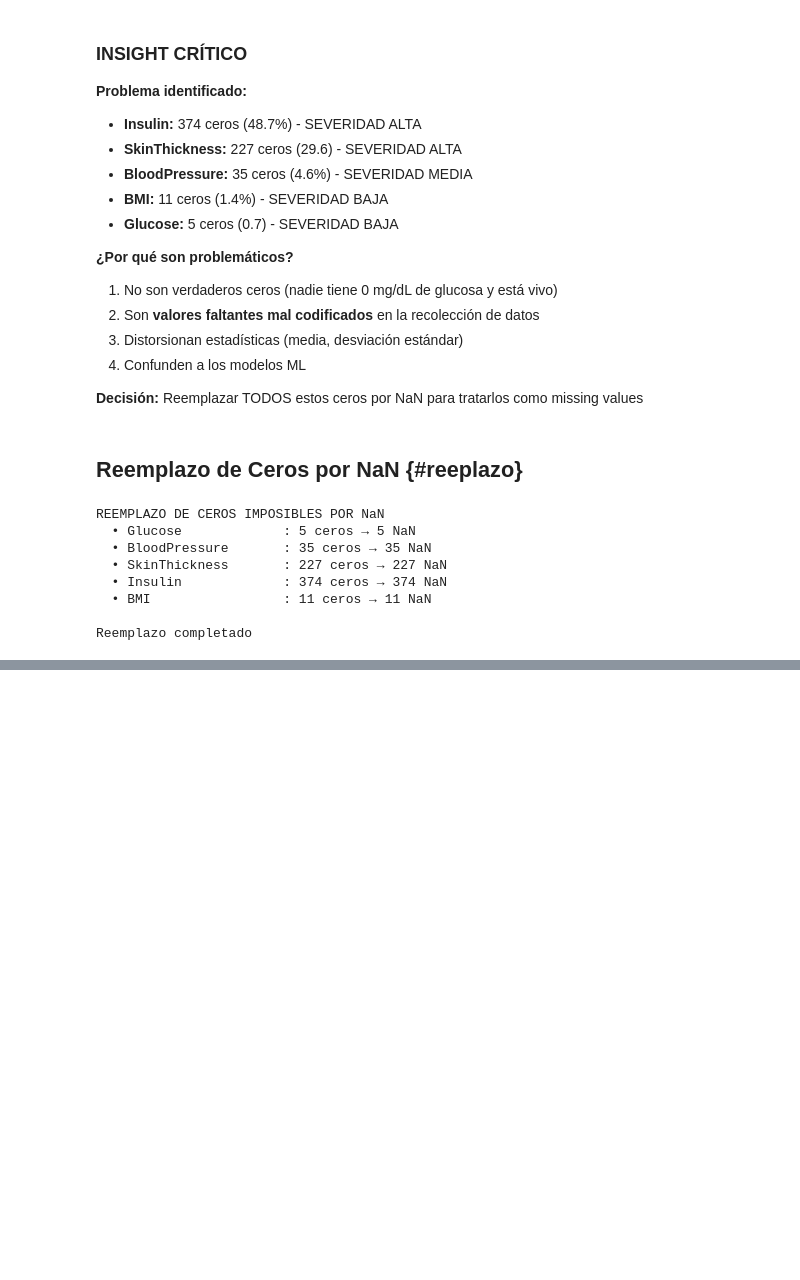
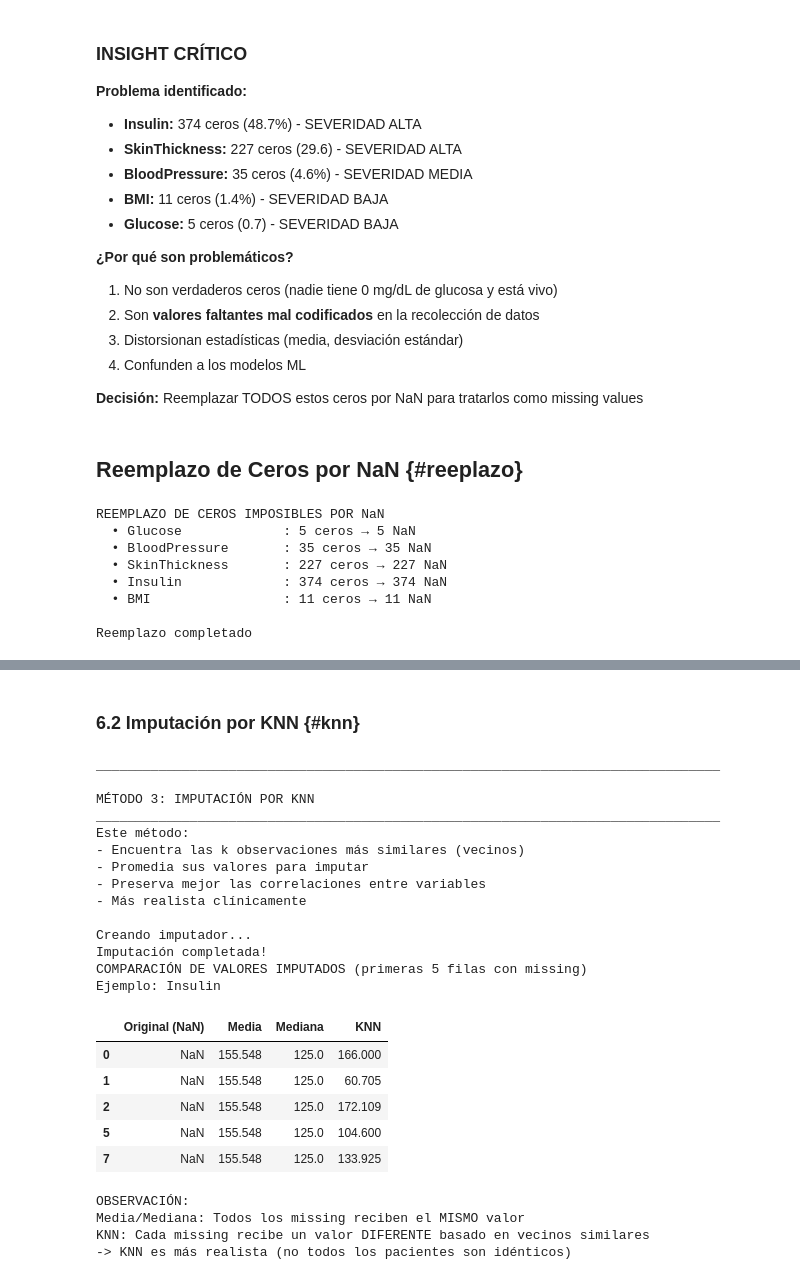
Before and after one commit to angel-rom444/diabetes-risk-predictor, a Jupyter notebook: notebooks/03_preprocessig_PART.ipynb, the cells around one changed output, grey strips where cells are left out. Saved outputs shown, nothing was run; the diff lists cells and outputs as text; code cells hidden in the pictures; blank space fills up the shorter version.

```diff
--- a/notebooks/03_preprocessig_PART.ipynb
+++ b/notebooks/03_preprocessig_PART.ipynb
@@ -229,0 +436,67 @@ Reemplazo completado
+# %% [markdown]
+### 6.2 Imputación por KNN {#knn}
+# %%
+# MÉTODO 3: IMPUTACIÓN POR KNN (K-Nearest Neighbors)
+
+print("_" * 80, "\n")
+print("MÉTODO 3: IMPUTACIÓN POR KNN")
+print("_" * 80)
+print('Este método:')
+print('- Encuentra las k observaciones más similares (vecinos)')
+print('- Promedia sus valores para imputar')
+print('- Preserva mejor las correlaciones entre variables')
+print('- Más realista clínicamente\n')
+
+# Crear imputador (k=5 vecinos)
+imputer_knn = KNNImputer(n_neighbors=5, weights='distance')
+print('Creando imputador...')
+# Aplicar
+df_imputed_knn = df.copy()
+df_imputed_knn[features_cols] = imputer_knn.fit_transform(df[features_cols])
+print('Imputación completada!')
+
+# Comparar valores imputados
+print('COMPARACIÓN DE VALORES IMPUTADOS (primeras 5 filas con missing)')
+print('Ejemplo: Insulin')
+
+# Encontrar índices con Insulin missing
+insulin_missing_idx = df[df['Insulin'].isna()].index[:5]
+
+comparison_imputation = pd.DataFrame({
+    'Original (NaN)': df.loc[insulin_missing_idx, 'Insulin'],
+    'Media': df_imputed_mean.loc[insulin_missing_idx, 'Insulin'],
+    'Mediana':df_imputed_median.loc[insulin_missing_idx, 'Insulin'],
+    'KNN':df_imputed_knn.loc[insulin_missing_idx, 'Insulin']
+})
+
+display(comparison_imputation)
+
+print('OBSERVACIÓN:')
+print('Media/Mediana: Todos los missing reciben el MISMO valor')
+print('KNN: Cada missing recibe un valor DIFERENTE basado en vecinos similares')
+print('-> KNN es más realista (no todos los pacientes son idénticos)')
+# %% [output]
+________________________________________________________________________________
+
+MÉTODO 3: IMPUTACIÓN POR KNN
+________________________________________________________________________________
+Este método:
+- Encuentra las k observaciones más similares (vecinos)
+- Promedia sus valores para imputar
+- Preserva mejor las correlaciones entre variables
+- Más realista clínicamente
+
+Creando imputador...
+Imputación completada!
+COMPARACIÓN DE VALORES IMPUTADOS (primeras 5 filas con missing)
+Ejemplo: Insulin
+|  | Original (NaN) | Media | Mediana | KNN |
+| 0 | NaN | 155.548 | 125.0 | 166.000 |
+| 1 | NaN | 155.548 | 125.0 | 60.705 |
+| 2 | NaN | 155.548 | 125.0 | 172.109 |
+| 5 | NaN | 155.548 | 125.0 | 104.600 |
+| 7 | NaN | 155.548 | 125.0 | 133.925 |
+OBSERVACIÓN:
+Media/Mediana: Todos los missing reciben el MISMO valor
+KNN: Cada missing recibe un valor DIFERENTE basado en vecinos similares
+-> KNN es más realista (no todos los pacientes son idénticos)
```
Also changed, not shown: parts of 7 cells of this notebook.
